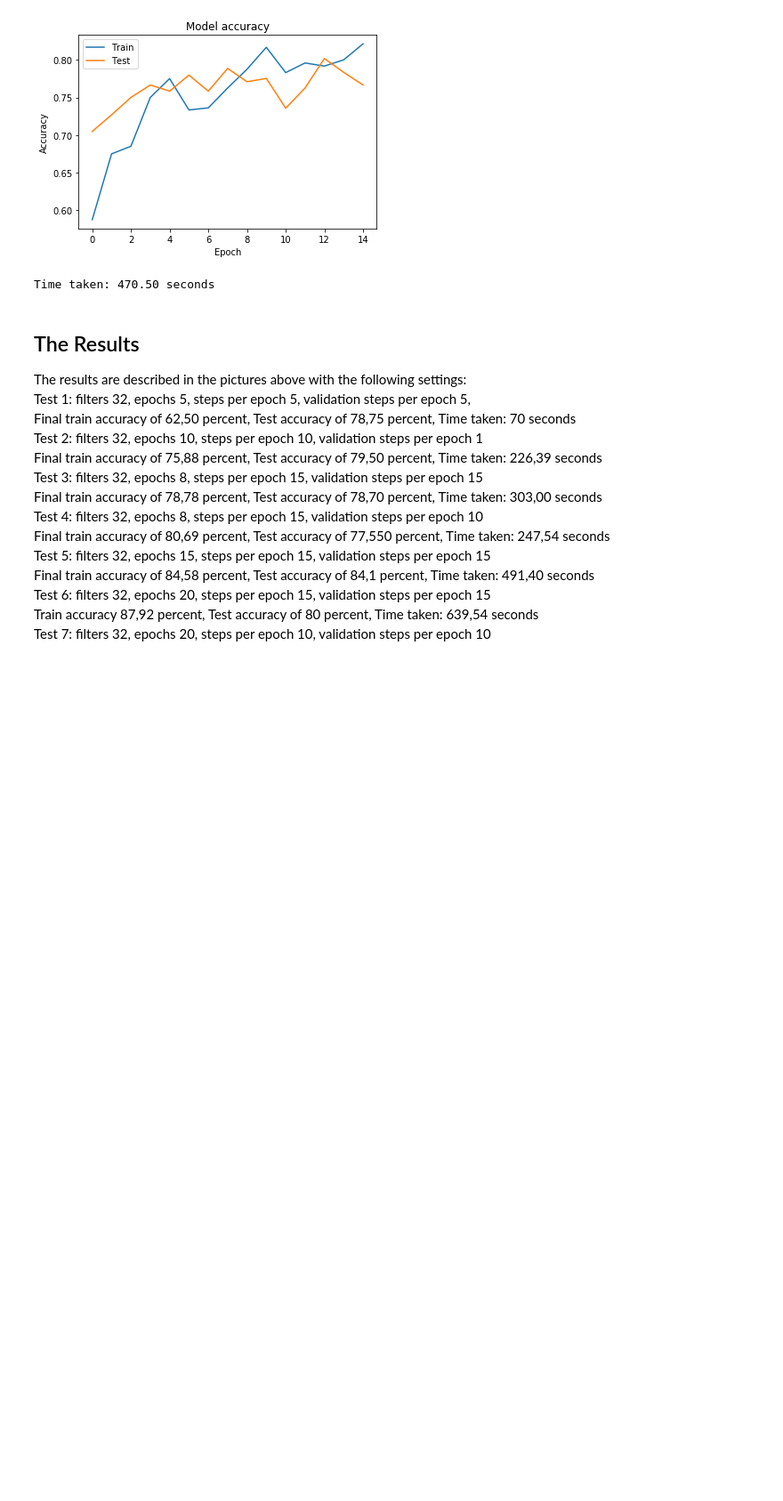
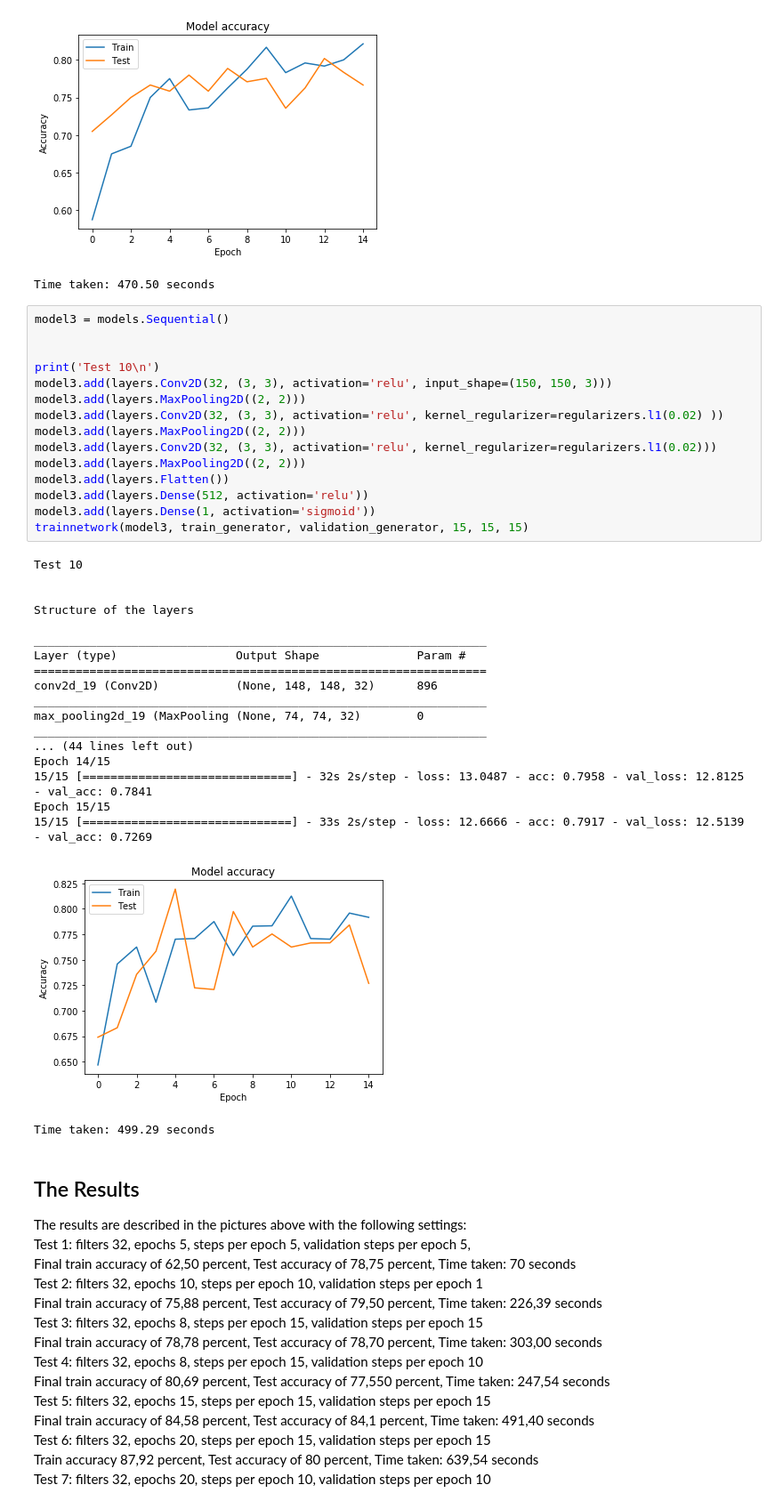
Before and after one commit to Simoparn/CognitiveHealthApplications_Case2, a Jupyter notebook: CognitiveHealthApplications_Case 2_Final_Report_Parnanen_Sallinen.ipynb, the cells around one changed output. Shown at 89% size. Drawn from its saved outputs; the diff is of its cells as text; blank space fills up the shorter version.

```diff
--- a/CognitiveHealthApplications_Case 2_Final_Report_Parnanen_Sallinen.ipynb
+++ b/CognitiveHealthApplications_Case 2_Final_Report_Parnanen_Sallinen.ipynb
@@ -543,6 +545,41 @@ Epoch 15/15
 15/15 [==============================] - 30s 2s/step - loss: 3.6012 - acc: 0.8212 - val_loss: 3.5511 - val_acc: 0.7665
 [figure]
 Time taken: 470.50 seconds
+# %%
+model3 = models.Sequential()
+
+
+print('Test 10\n')
+model3.add(layers.Conv2D(32, (3, 3), activation='relu', input_shape=(150, 150, 3)))
+model3.add(layers.MaxPooling2D((2, 2)))
+model3.add(layers.Conv2D(32, (3, 3), activation='relu', kernel_regularizer=regularizers.l1(0.02) ))
+model3.add(layers.MaxPooling2D((2, 2)))
+model3.add(layers.Conv2D(32, (3, 3), activation='relu', kernel_regularizer=regularizers.l1(0.02)))
+model3.add(layers.MaxPooling2D((2, 2)))
+model3.add(layers.Flatten())
+model3.add(layers.Dense(512, activation='relu'))
+model3.add(layers.Dense(1, activation='sigmoid'))
+trainnetwork(model3, train_generator, validation_generator, 15, 15, 15)
+# %% [output]
+Test 10
+
+
+Structure of the layers
+
+_________________________________________________________________
+Layer (type)                 Output Shape              Param #
+=================================================================
+conv2d_19 (Conv2D)           (None, 148, 148, 32)      896
+_________________________________________________________________
+max_pooling2d_19 (MaxPooling (None, 74, 74, 32)        0
+_________________________________________________________________
+... (44 lines left out)
+Epoch 14/15
+15/15 [==============================] - 32s 2s/step - loss: 13.0487 - acc: 0.7958 - val_loss: 12.8125 - val_acc: 0.7841
+Epoch 15/15
+15/15 [==============================] - 33s 2s/step - loss: 12.6666 - acc: 0.7917 - val_loss: 12.5139 - val_acc: 0.7269
+[figure, added]
+Time taken: 499.29 seconds
 # %% [markdown]
 ## The Results
 
```
Also changed, not shown: parts of 2 cells of this notebook.
